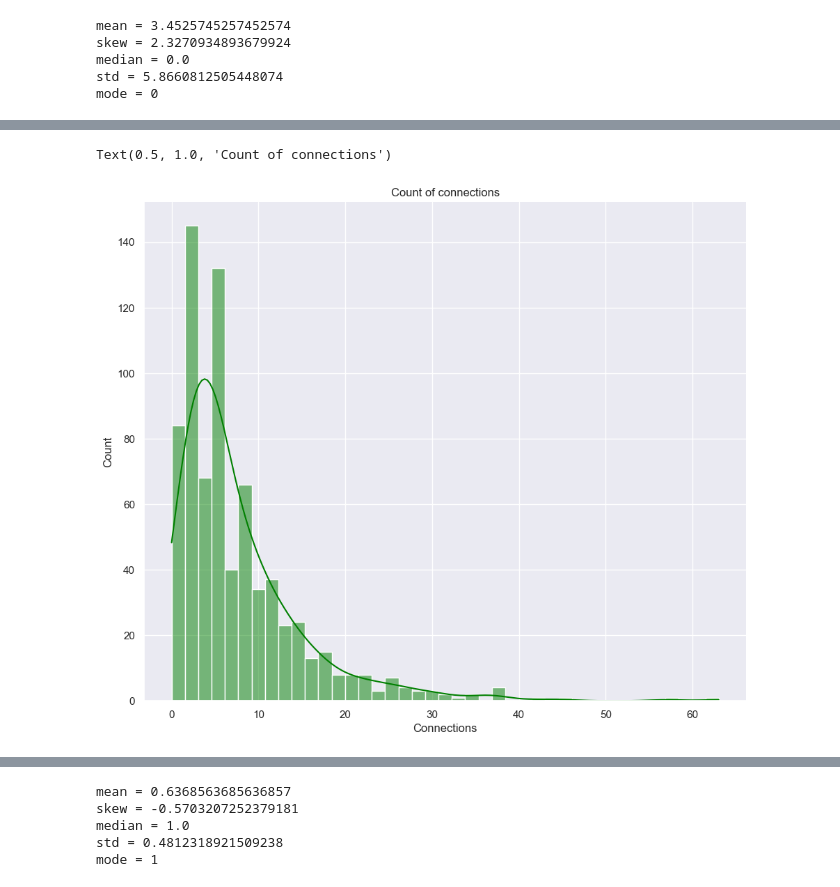
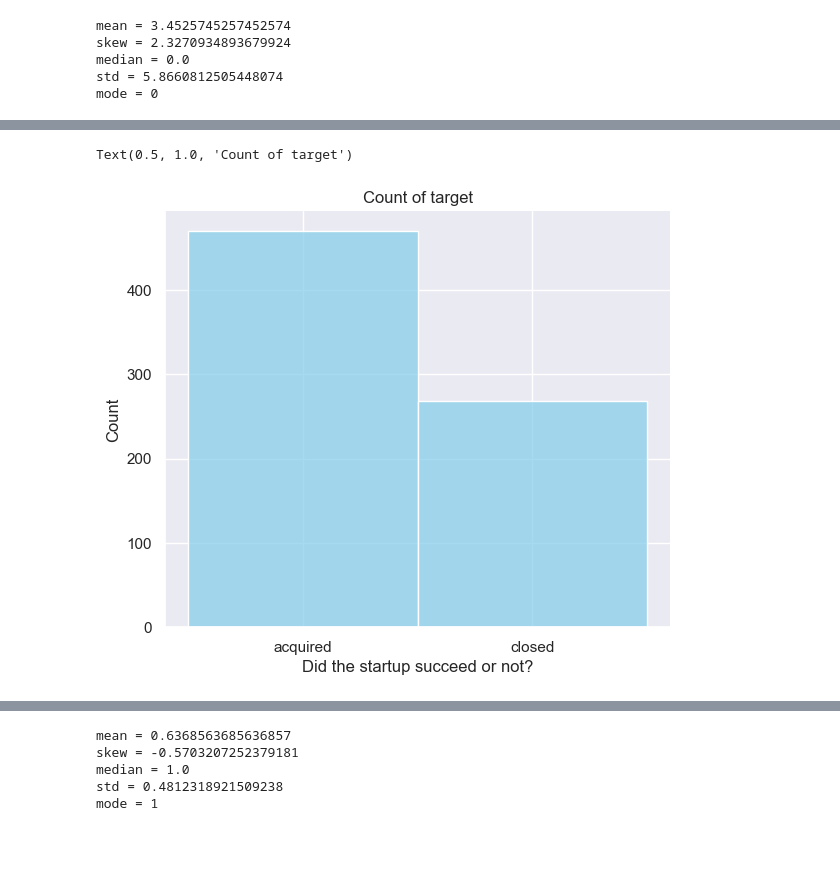
Before and after one commit to Liri-Be/DataMining, a Jupyter notebook: part-1/part1.ipynb, the cells around one changed output, grey strips where cells are left out. Drawn from its saved outputs; the diff is of its cells as text; code cells hidden in the pictures; blank space fills up the shorter version.

```diff
--- a/part-1/part1.ipynb
+++ b/part-1/part1.ipynb
@@ -135,0 +142,5 @@ mode = 5000000
+# %%
+data_frame['category_codes'] = data_frame['category'].map({state: i for i, state in enumerate(data_frame['category'].unique())})
+print_stats(data_frame['category_codes'])
+
+# 0 in the MODE means music, 1 means Biotech and enterprise.
@@ -136,8 +153,8 @@ mode = 5000000
 # %%
-sb.displot(x='connections', kind='hist', kde=True, data=data_frame, height=8, aspect=1.2, color='green')
-plt.xlabel('Connections')
+sb.displot(x='Target', kind='hist', data=data_frame, height=5, aspect=1.2, color='skyblue')
+plt.xlabel('Did the startup succeed or not?')
 plt.ylabel('Count')
-plt.title('Count of connections')
+plt.title('Count of target')
 # %% [output]
-Text(0.5, 1.0, 'Count of connections')
+Text(0.5, 1.0, 'Count of target')
-[figure, old version]
+[figure, new version]
```
Also changed, not shown: parts of 51 cells of this notebook.
